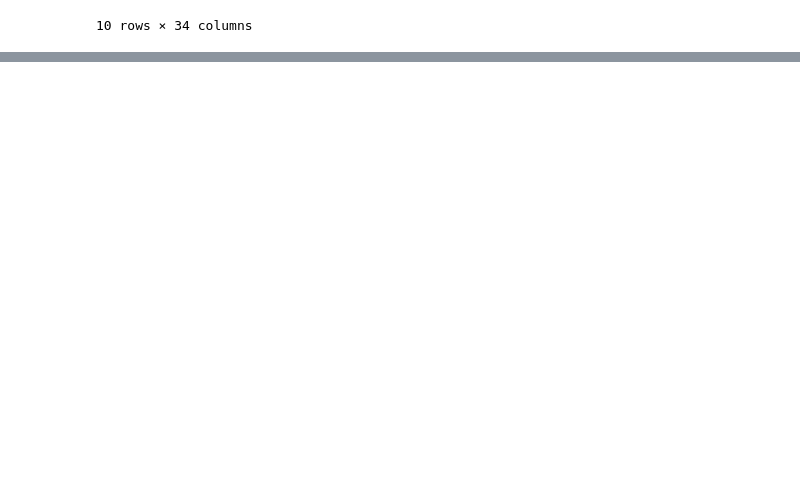
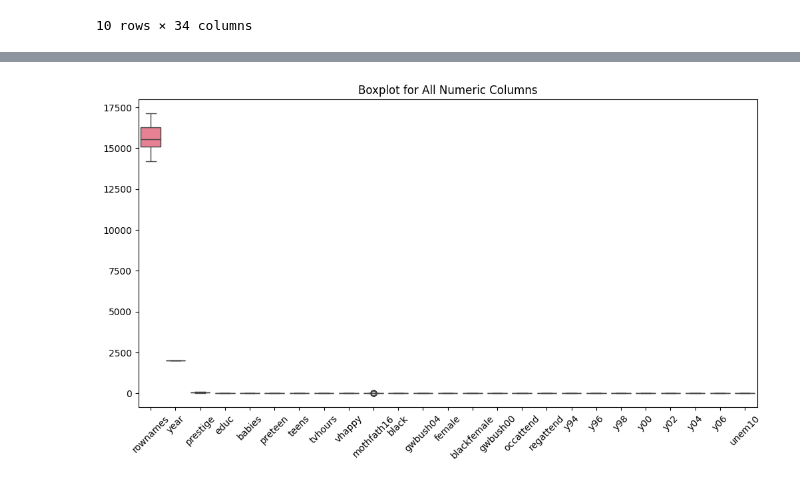
Before and after one commit to Vishal-257/EDA_DA, a Jupyter notebook: eda_da.ipynb, the cells around one changed output, grey strips where cells are left out. Drawn from its saved outputs; the diff is of its cells as text; code cells hidden in the pictures; blank space fills up the shorter version.

```diff
--- a/eda_da.ipynb
+++ b/eda_da.ipynb
@@ -22,0 +134,6 @@ df.head(n=10)
+# %%
+print("Standard deviation of:")
+for col in columns:
+  if(df[col].dtype==int or df[col].dtype==float):
+    x = df[col].std()
+    print(col,":",x)
@@ -22,0 +158,6 @@ df.head(n=10)
+# %%
+print("Variance of:")
+for col in columns:
+  if(df[col].dtype==int or df[col].dtype==float):
+    x = df[col].var()
+    print(col,":",x)
@@ -22,0 +182,6 @@ df.head(n=10)
+# %%
+corr_df = df
+columns = df.columns
+for col in columns:
+  if(df[col].dtype!=int and df[col].dtype!=float):
+    corr_df.drop(columns=col, inplace=True)
@@ -22,0 +221,16 @@ df.head(n=10)
+# %%
+for col in df.select_dtypes(include=['number']).columns:
+        Q1 = df[col].quantile(0.25)
+        Q3 = df[col].quantile(0.75)
+        IQR = Q3 - Q1
+        lower_bound = Q1 - 1.5 * IQR
+        upper_bound = Q3 + 1.5 * IQR
+        df = df[(df[col] >= lower_bound) & (df[col] <= upper_bound)]
+# %%
+plt.figure(figsize=(12, 6))
+sns.boxplot(data=df)
+plt.title("Boxplot for All Numeric Columns")
+plt.xticks(rotation=45)  # Rotate column names for better readability
+plt.show()
+# %% [output]
+[figure, added]
```
Also changed, not shown: parts of 14 cells of this notebook.
